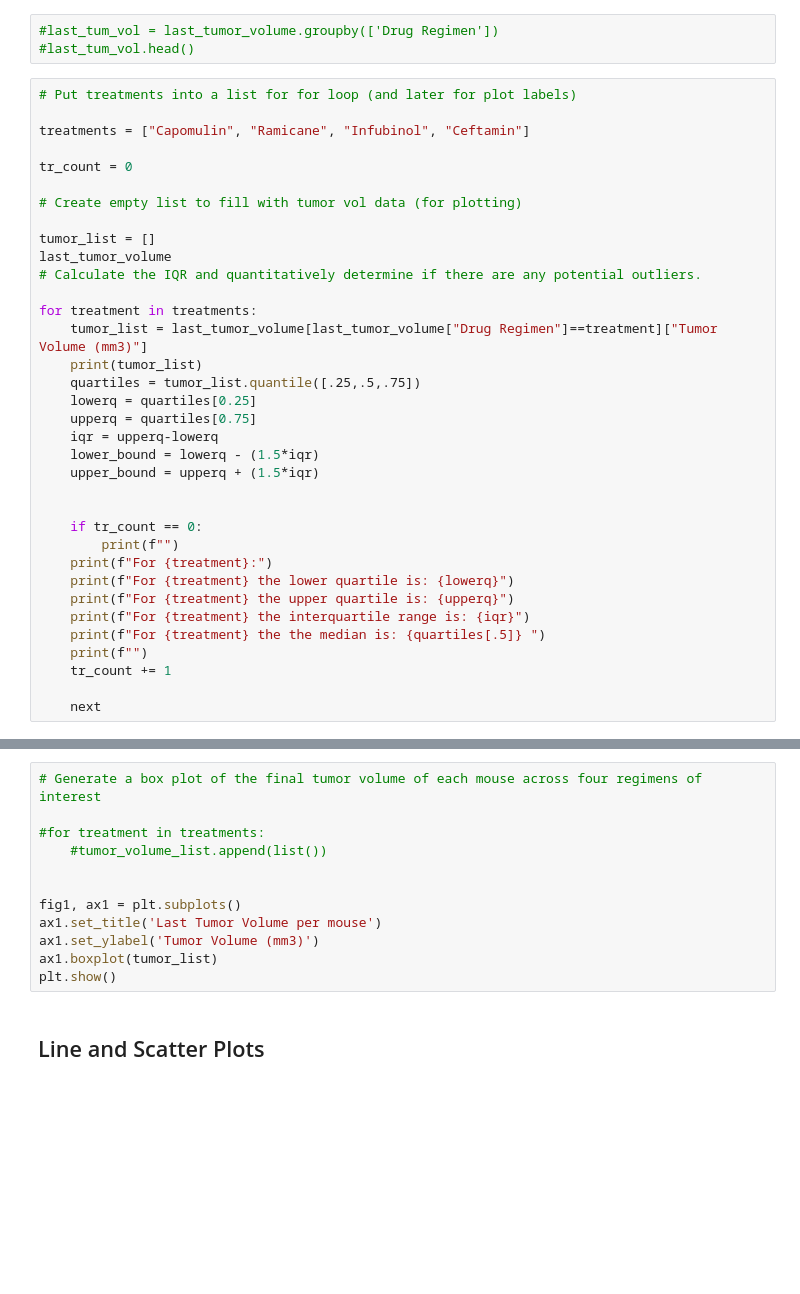
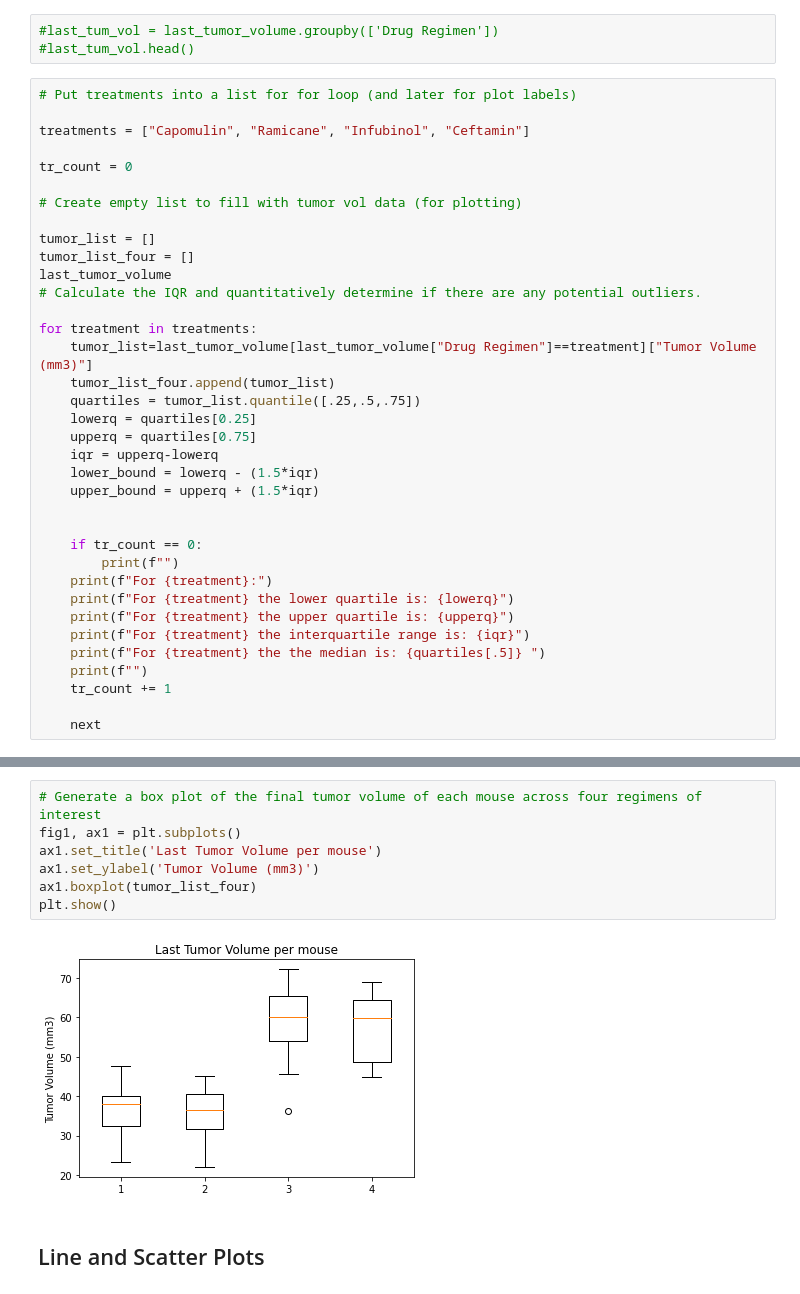
Before and after one commit to Sunny419-hub/Matplotlib-challenge, a Jupyter notebook: Pymaceuticals/pymaceuticals.ipynb, the cells around one changed output, grey strips where cells are left out. Drawn from its saved outputs; the diff is of its cells as text; blank space fills up the shorter version.

```diff
--- a/Pymaceuticals/pymaceuticals.ipynb
+++ b/Pymaceuticals/pymaceuticals.ipynb
@@ -260,12 +260,13 @@ tr_count = 0
 # Create empty list to fill with tumor vol data (for plotting)
 
 tumor_list = []
+tumor_list_four = []
 last_tumor_volume
 # Calculate the IQR and quantitatively determine if there are any potential outliers.
 
 for treatment in treatments:
-    tumor_list = last_tumor_volume[last_tumor_volume["Drug Regimen"]==treatment]["Tumor Volume (mm3)"]
-    print(tumor_list)
+    tumor_list=last_tumor_volume[last_tumor_volume["Drug Regimen"]==treatment]["Tumor Volume (mm3)"]
+    tumor_list_four.append(tumor_list)
     quartiles = tumor_list.quantile([.25,.5,.75])
     lowerq = quartiles[0.25]
     upperq = quartiles[0.75]
@@ -305,16 +306,13 @@ For Ceftamin the interquartile range is: 15.577752179999997
 For Ceftamin the the median is: 59.85195552
 # %%
 # Generate a box plot of the final tumor volume of each mouse across four regimens of interest
-
-#for treatment in treatments:
-    #tumor_volume_list.append(list())
-
-
 fig1, ax1 = plt.subplots()
 ax1.set_title('Last Tumor Volume per mouse')
 ax1.set_ylabel('Tumor Volume (mm3)')
-ax1.boxplot(tumor_list)
+ax1.boxplot(tumor_list_four)
 plt.show()
+# %% [output]
+[figure, added]
 # %% [markdown]
 ## Line and Scatter Plots
 # %%
```
Also changed, not shown: parts of 2 cells of this notebook.
